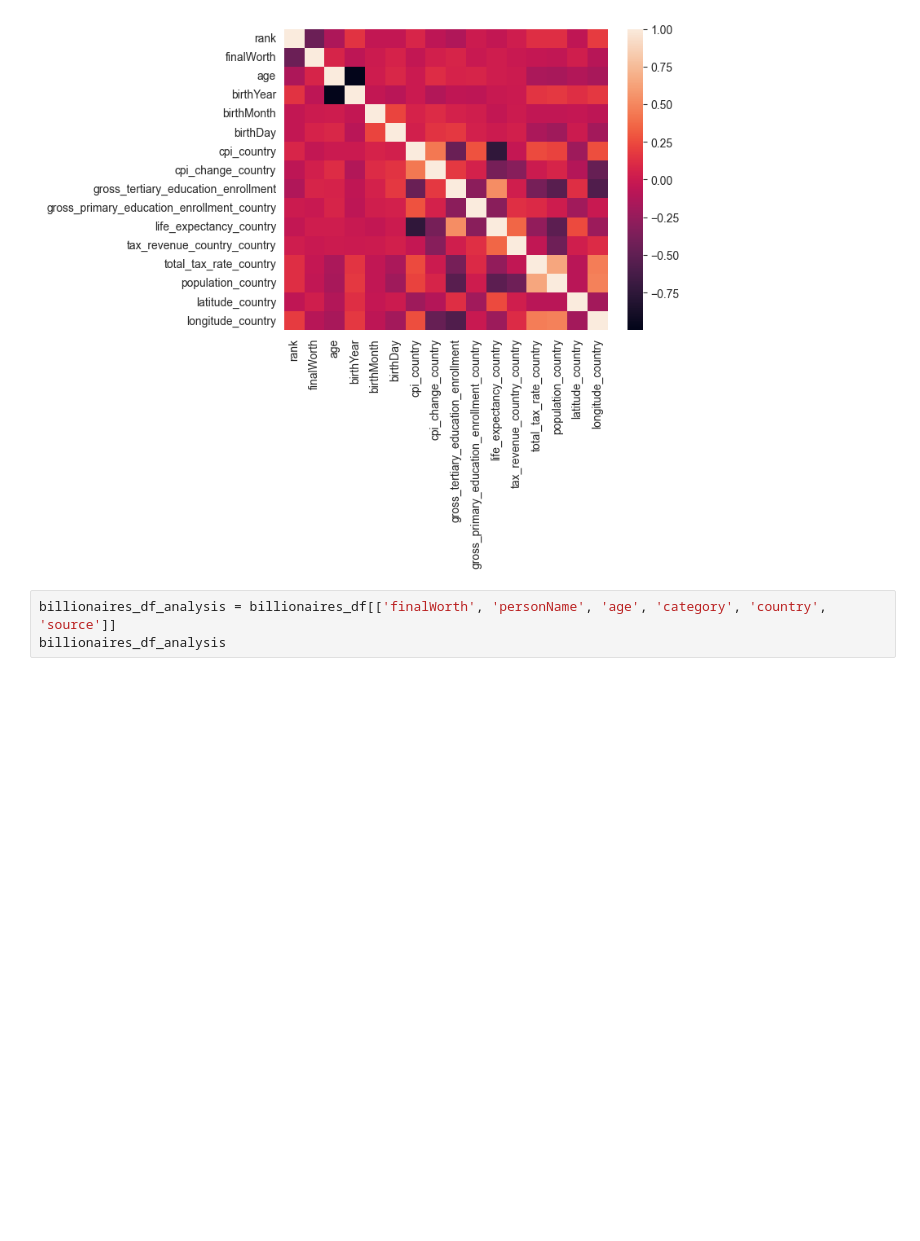
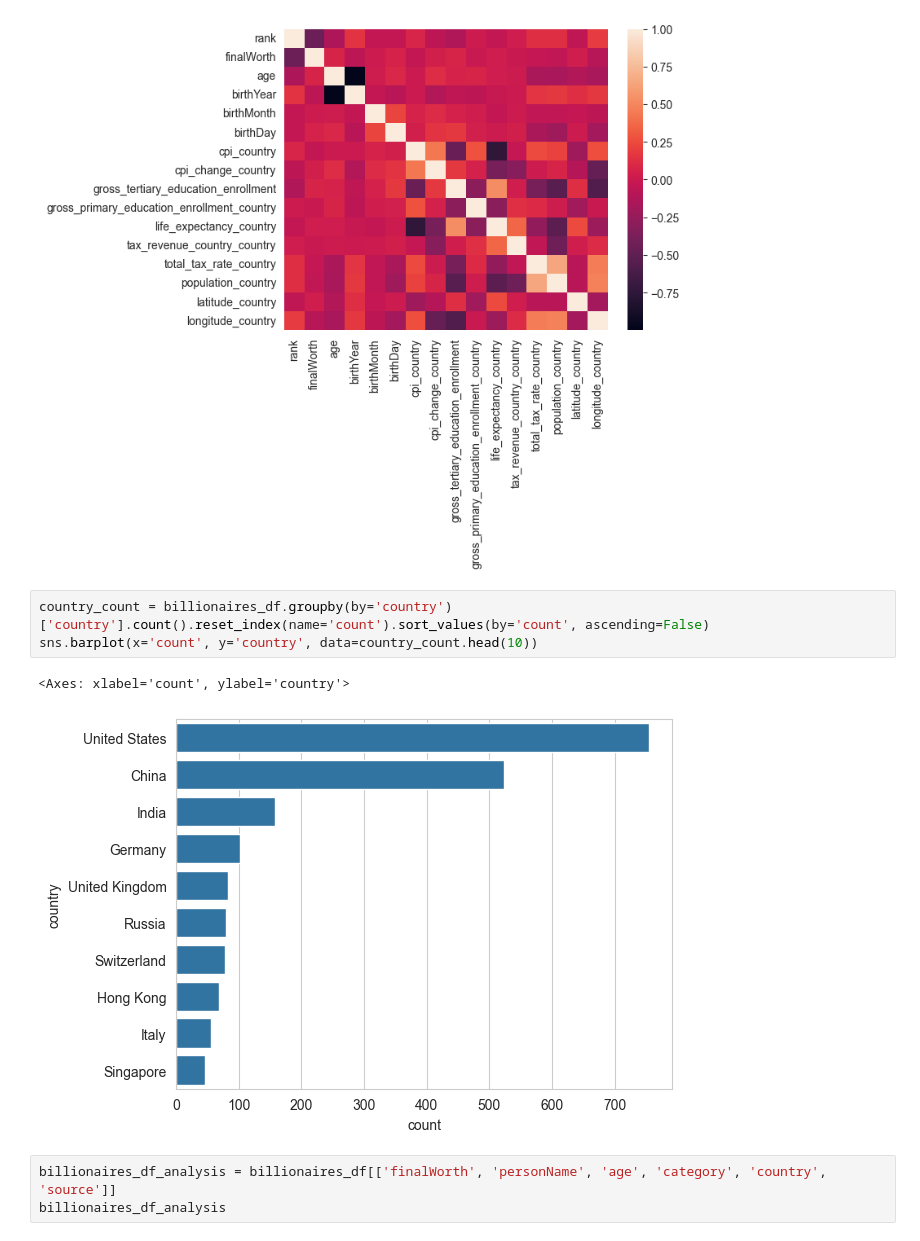
Before and after one commit to RoGellert/python_r_ds_de_projects, a Jupyter notebook: Billionaires/Billionaires_exploratory_analysis.ipynb, the cells around one changed output. Saved outputs shown, nothing was run; the diff lists cells and outputs as text; blank space fills up the shorter version.

Commit message:
Exploratory data analysis

```diff
--- a/Billionaires/Billionaires_exploratory_analysis.ipynb
+++ b/Billionaires/Billionaires_exploratory_analysis.ipynb
@@ -138,6 +138,12 @@ sns.heatmap(data=billionaires_df.select_dtypes(include=np.number).corr())
 # %% [output]
 <Axes: >
 [figure]
+# %%
+country_count = billionaires_df.groupby(by='country')['country'].count().reset_index(name='count').sort_values(by='count', ascending=False)
+sns.barplot(x='count', y='country', data=country_count.head(10))
+# %% [output]
+<Axes: xlabel='count', ylabel='country'>
+[figure, added]
 # %%
 billionaires_df_analysis = billionaires_df[['finalWorth', 'personName', 'age', 'category', 'country', 'source']]
 billionaires_df_analysis
```
